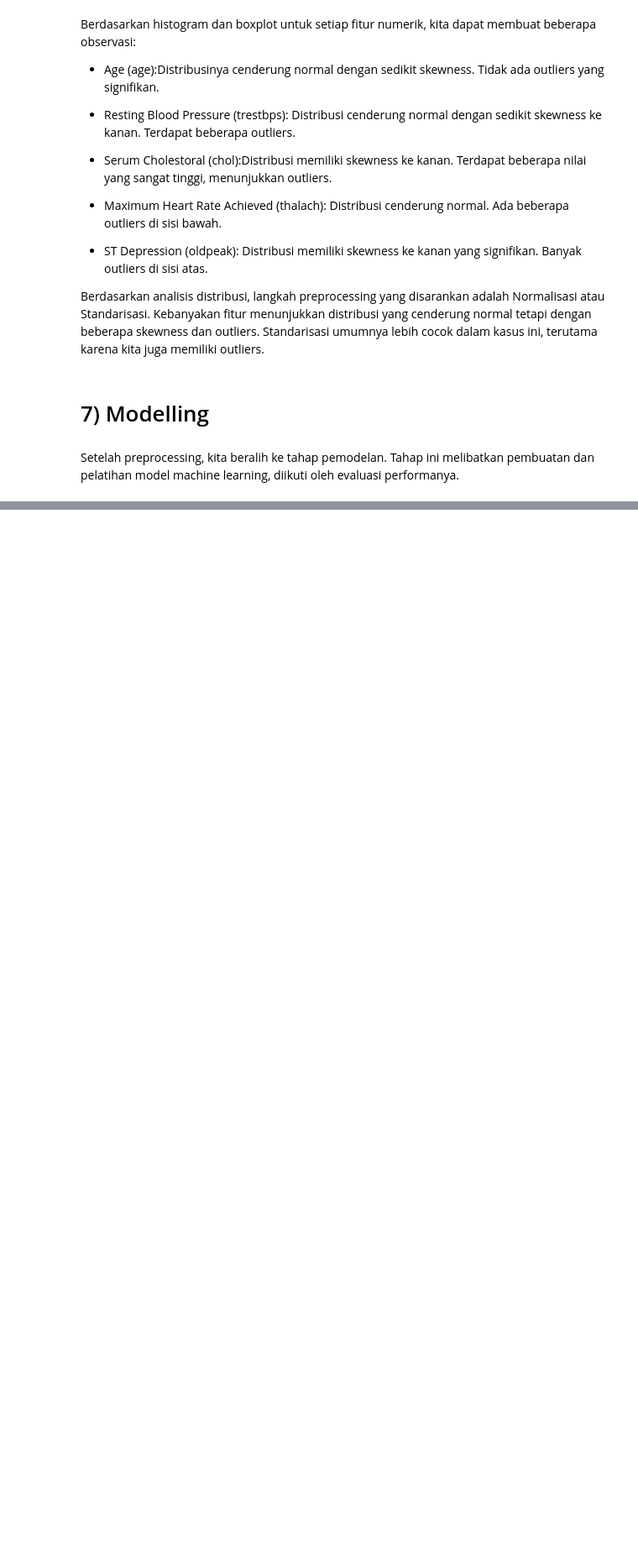
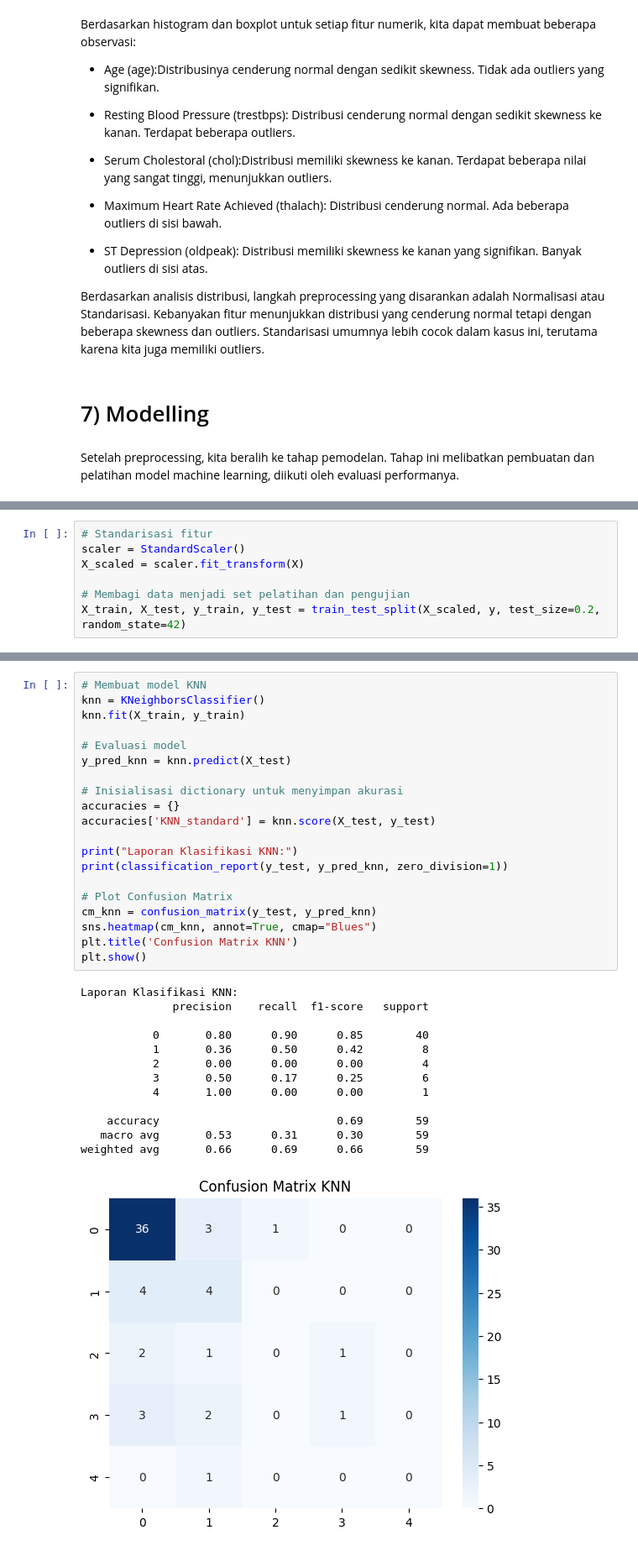
Before and after one commit to devapratama/BK-Hungarian, a Jupyter notebook: BK_Hungarian.ipynb, the cells around one changed output, grey strips where cells are left out. Shown: that part at 84% size. Saved outputs shown, nothing was run; the diff lists cells and outputs as text; blank space fills up the shorter version.

```diff
--- a/BK_Hungarian.ipynb
+++ b/BK_Hungarian.ipynb
@@ -612,0 +523,7 @@ plt.show()
+# %%
+# Standarisasi fitur
+scaler = StandardScaler()
+X_scaled = scaler.fit_transform(X)
+
+# Membagi data menjadi set pelatihan dan pengujian
+X_train, X_test, y_train, y_test = train_test_split(X_scaled, y, test_size=0.2, random_state=42)
@@ -612,0 +532,34 @@ plt.show()
+# %%
+# Membuat model KNN
+knn = KNeighborsClassifier()
+knn.fit(X_train, y_train)
+
+# Evaluasi model
+y_pred_knn = knn.predict(X_test)
+
+# Inisialisasi dictionary untuk menyimpan akurasi
+accuracies = {}
+accuracies['KNN_standard'] = knn.score(X_test, y_test)
+
+print("Laporan Klasifikasi KNN:")
+print(classification_report(y_test, y_pred_knn, zero_division=1))
+
+# Plot Confusion Matrix
+cm_knn = confusion_matrix(y_test, y_pred_knn)
+sns.heatmap(cm_knn, annot=True, cmap="Blues")
+plt.title('Confusion Matrix KNN')
+plt.show()
+# %% [output]
+Laporan Klasifikasi KNN:
+              precision    recall  f1-score   support
+
+           0       0.80      0.90      0.85        40
+           1       0.36      0.50      0.42         8
+           2       0.00      0.00      0.00         4
+           3       0.50      0.17      0.25         6
+           4       1.00      0.00      0.00         1
+
+    accuracy                           0.69        59
+   macro avg       0.53      0.31      0.30        59
+weighted avg       0.66      0.69      0.66        59
+[figure, added]
```
Also changed, not shown: parts of 58 cells of this notebook.
